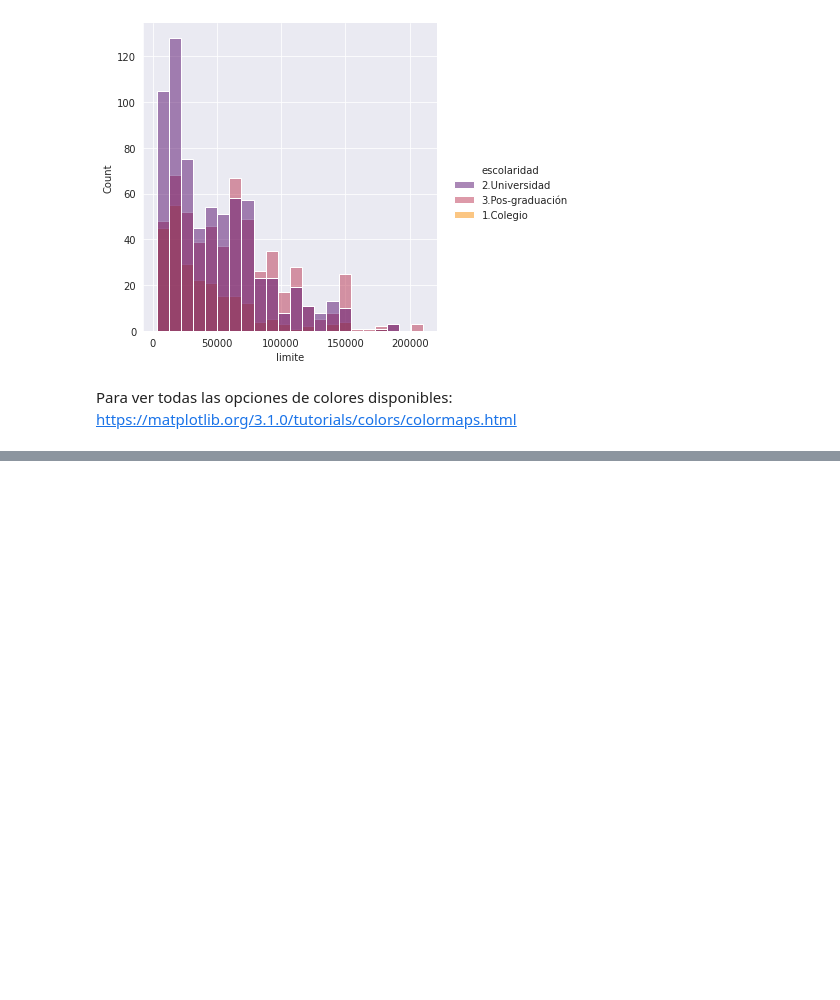
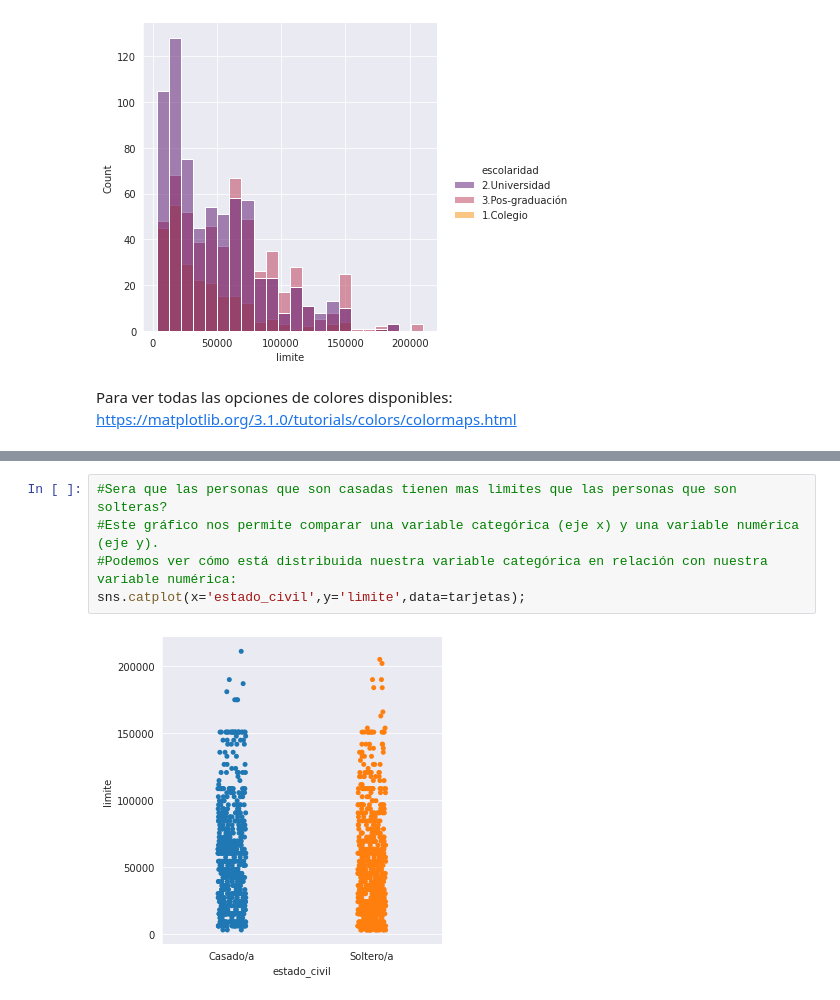
Before and after one commit to exequiel-farias/visualizacion-de-datos, a Jupyter notebook: Analisis_de_datos.ipynb, the cells around one changed output, grey strips where cells are left out. Drawn from its saved outputs; the diff is of its cells as text; blank space fills up the shorter version.

```diff
--- a/Analisis_de_datos.ipynb
+++ b/Analisis_de_datos.ipynb
@@ -253,0 +276,7 @@ Para ver todas las opciones de colores disponibles: https://matplotlib.org/3.1.0
+# %%
+#Sera que las personas que son casadas tienen mas limites que las personas que son solteras?
+#Este gráfico nos permite comparar una variable categórica (eje x) y una variable numérica (eje y).
+#Podemos ver cómo está distribuida nuestra variable categórica en relación con nuestra variable numérica:
+sns.catplot(x='estado_civil',y='limite',data=tarjetas);
+# %% [output]
+[figure, added]
```
Also changed, not shown: parts of 16 cells of this notebook.
